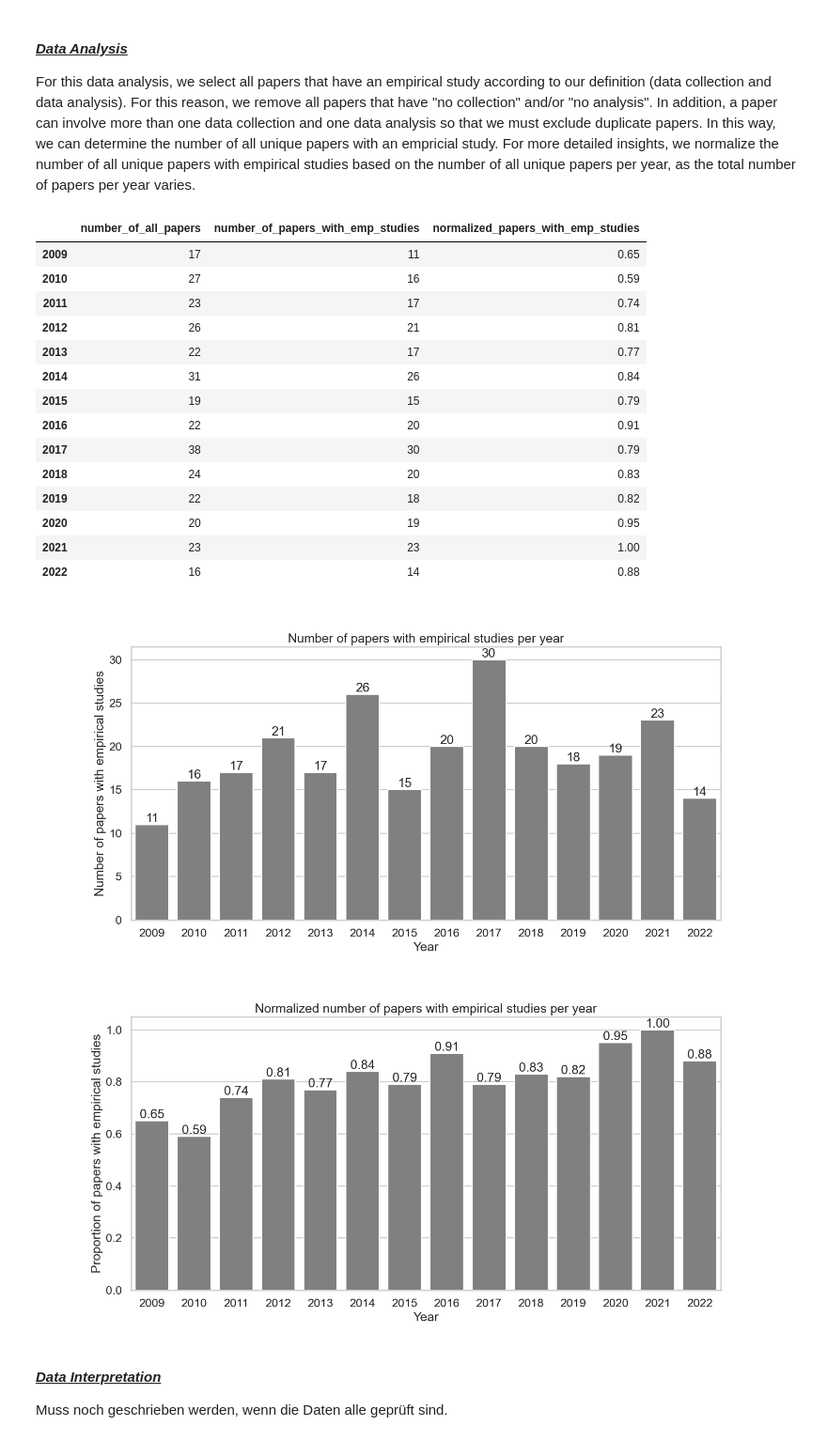
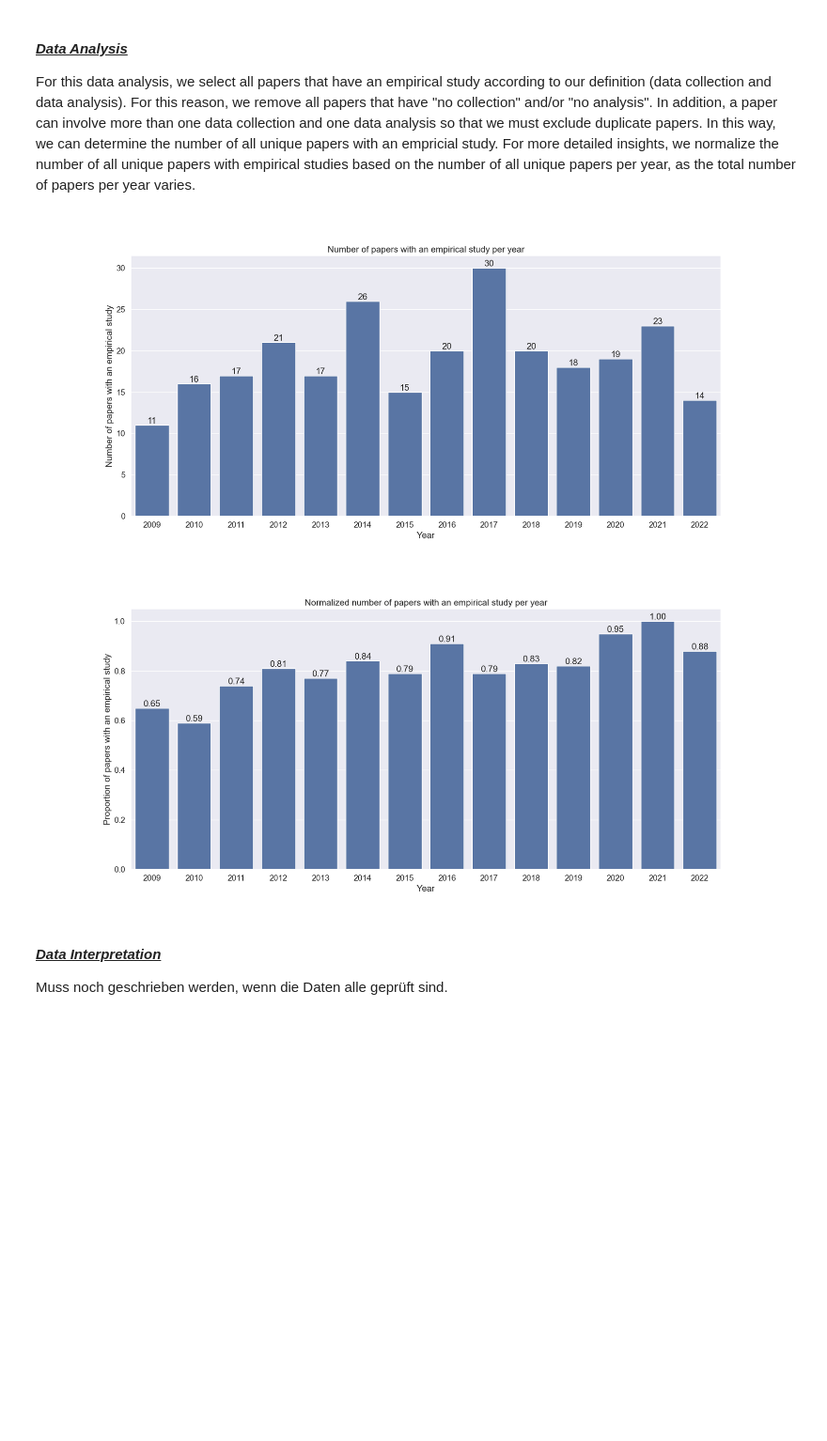
Before and after one commit to okarras/EmpiRE-Analysis, a Jupyter notebook: empire-analysis.ipynb, the cells around one changed output. Shown at 94% size. Cells and saved outputs as stored; diff of their text form; code cells hidden in the pictures; blank space fills up the shorter version.

```diff
--- a/empire-analysis.ipynb
+++ b/empire-analysis.ipynb
@@ -148,6 +148,7 @@ import numpy as np
 import pandas as pd
 import seaborn as sns
 import matplotlib.pyplot as plt
+from matplotlib.ticker import MaxNLocator
 import dataframe_image as dfi
 
 ENDPOINT_URL = "https://www.orkg.org/triplestore"
@@ -161,18 +162,16 @@ PREFIXES =  """
             PREFIX rdf: <http://www.w3.org/1999/02/22-rdf-syntax-ns#>
             """
 
-plt.rcParams['figure.figsize'] = (15, 7)
+plt.rcParams['figure.figsize'] = (18, 8)
 sns.set_context('talk')
 sns.set_style('whitegrid')
-#sns.set(font_scale=2)
+sns.set(font_scale=1.25)
 
 pd.set_option('display.max_columns', None)
 pd.set_option('display.max_rows', None)
 pd.set_option('display.max_colwidth', None)
 
 def retrieve_data(id, query):
-
-        #user_agent = "WDQS-example Python/%s.%s" % (sys.version_info[0], sys.version_info[1])
 
         sparql = SPARQLWrapper(ENDPOINT_URL)#, agent=user_agent)
         sparql.setQuery(PREFIXES+query)
@@ -198,12 +197,11 @@ def explore_data(df):
         plt.figure()
         ax_exp = missing_values.plot(kind='barh')
         ax_exp.set_xlim(left=0)
-        start, end = ax_exp.get_xlim()
-        ax_exp.xaxis.set_ticks(np.arange(start, end, 1))
+        #start, end = ax_exp.get_xlim()
+        #ax_exp.xaxis.set_ticks(np.arange(start, end, 1))
         plt.title('Number of missing values per column in the dataset')
         plt.xlabel('Number of missing values')
         plt.ylabel('Column of the dataset')
-        plt.savefig('Figures/Missing_values.png', dpi=300)
         plt.show()
 
         # Proportion of missing values in the entire data set
@@ -246,7 +244,7 @@ We must retrieve all papers with their publication year that use our ORKG templa
 Below, we retrieve the required data from the developed body of knowledge of empirical research in RE from the [ORKG](https://www.orkg.org/orkg/) using its [SPARQL endpoint](https://orkg.org/sparql/).
 # %%
 ID = '1'
-DATE = '2023-01-23'
+DATE = '2023-01-24'
 
 query_1 = """
         SELECT ?paper, ?year, ?dc_label, ?da_label
@@ -325,47 +331,34 @@ For this data analysis, we select all papers that have an empirical study accord
 # %%
 result = pd.DataFrame(df_query_1.drop_duplicates(subset=['paper']).reset_index(drop=True)['year'].value_counts())
 result.columns = ['number_of_all_papers']
 
 papers_with_emp_study = df_query_1[(df_query_1['dc_label'] != 'no collection') & (df_query_1['da_label'] != 'no analysis')]
 papers_with_emp_study = papers_with_emp_study.drop_duplicates(subset=['paper'])
 result['number_of_papers_with_emp_studies'] = papers_with_emp_study.reset_index(drop=True)['year'].value_counts()
 
 result['normalized_papers_with_emp_studies'] = (result['number_of_papers_with_emp_studies'] / result['number_of_all_papers']).round(2)
-display(result.sort_index())
+#display(result.sort_index())
 
 plt.figure()
-ax1 = sns.barplot(data=result, x=result.index, y='number_of_papers_with_emp_studies', color='grey')
-ax1.bar_label(ax1.containers[0])
-plt.title('Number of papers with empirical studies per year')
+ax = sns.barplot(data=result, x=result.index, y='number_of_papers_with_emp_studies', color='b')
+ax.bar_label(ax.containers[0])
+plt.title('Number of papers with an empirical study per year')
 plt.xlabel('Year')
-plt.ylabel('Number of papers with empirical studies')
+plt.ylabel('Number of papers with an empirical study')
+plt.savefig('Figures/CQ1/number_of_papers_with_empirical_study.png', dpi=300)
 plt.show()
 
 plt.figure()
-ax2 = sns.barplot(data=result, x=result.index, y='normalized_papers_with_emp_studies', color='grey')
-ax2.bar_label(ax2.containers[0], fmt='%.2f')
-plt.title('Normalized number of papers with empirical studies per year')
+ax = sns.barplot(data=result, x=result.index, y='normalized_papers_with_emp_studies', color='b')
+ax.bar_label(ax.containers[0], fmt='%.2f')
+plt.title('Normalized number of papers with an empirical study per year')
 plt.xlabel('Year')
-plt.ylabel('Proportion of papers with empirical studies')
+plt.ylabel('Proportion of papers with an empirical study')
+plt.savefig('Figures/CQ1/proportion_of_papers_with_empirical_study.png', dpi=300)
 plt.show()
 # %% [output]
-|  | number_of_all_papers | number_of_papers_with_emp_studies | normalized_papers_with_emp_studies |
-| 2009 | 17 | 11 | 0.65 |
-| 2010 | 27 | 16 | 0.59 |
-| 2011 | 23 | 17 | 0.74 |
-| 2012 | 26 | 21 | 0.81 |
-| 2013 | 22 | 17 | 0.77 |
-| 2014 | 31 | 26 | 0.84 |
-| 2015 | 19 | 15 | 0.79 |
-| 2016 | 22 | 20 | 0.91 |
-| 2017 | 38 | 30 | 0.79 |
-| 2018 | 24 | 20 | 0.83 |
-| 2019 | 22 | 18 | 0.82 |
-| 2020 | 20 | 19 | 0.95 |
-| 2021 | 23 | 23 | 1.00 |
-| 2022 | 16 | 14 | 0.88 |
-[figure, old version]
+[figure, new version]
-[figure, old version]
+[figure, new version]
 # %% [markdown]
 #### <ins>*Data Interpretation*</ins>
 Muss noch geschrieben werden, wenn die Daten alle geprüft sind.
```
Also changed, not shown: parts of 15 cells of this notebook, 13 other files.
